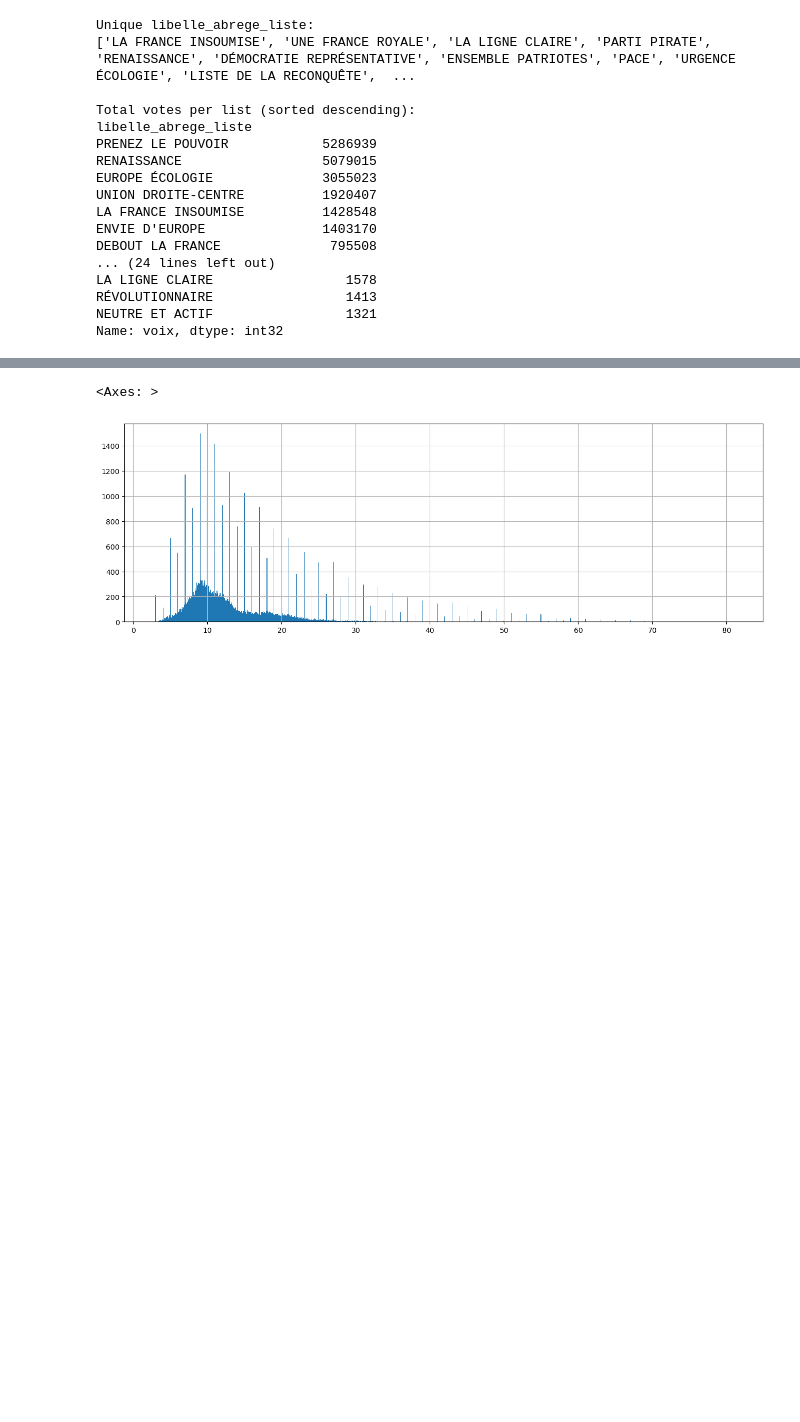
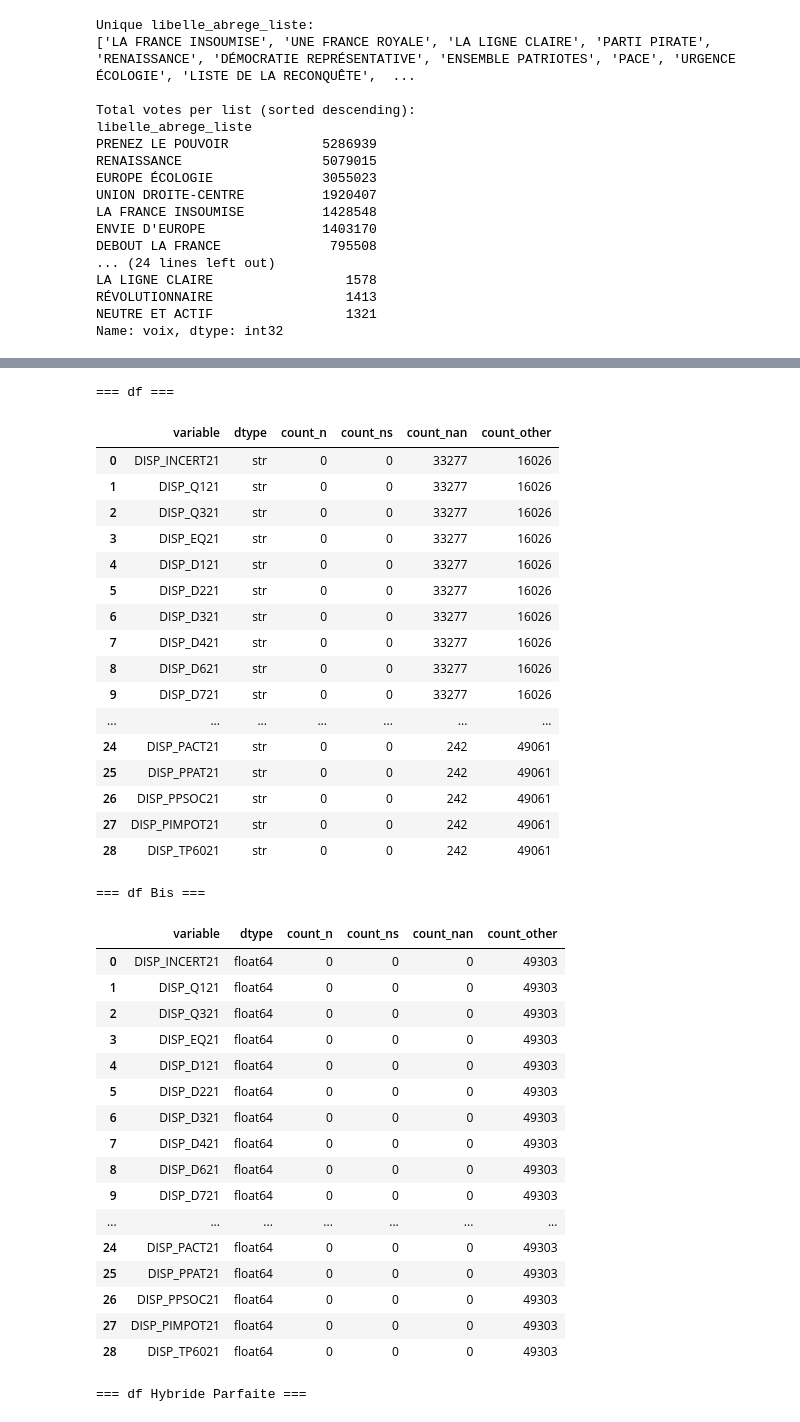
Before and after one commit to vadimbec/polipy, a Jupyter notebook: eda_iris.ipynb, the cells around one changed output, grey strips where cells are left out. Cells and saved outputs as stored; diff of their text form; code cells hidden in the pictures; blank space fills up the shorter version.

```diff
--- a/eda_iris.ipynb
+++ b/eda_iris.ipynb
@@ -1073,6 +1072,67 @@ df = pd.read_csv(os.path.join(path_iris, ""), low_memory=False)
-# %%
-df['DISP_TP6021'].hist(bins=1000, figsize=(16,5))
-# np.log(df[['DISP_MED21', 'surface_moyenne']]).hist(bins=200, figsize=(16,5))
-# %% [output]
-<Axes: >
-[figure, removed]
+# %%
+dfs = {
+    "df": df,
+    "df Bis": df_bis,
+    "df Hybride Parfaite": df_hybpar
+}
+for name, df in dfs.items():
+    print(f"\n=== {name} ===")
+    summary = []
+    DISP_cols = [col for col in df.columns if col.startswith('DISP_')]
+    for col in DISP_cols:
+        ser = df[col]
+        dtype = ser.dtype
+        n_count = (ser == 'n').sum() if ser.dtype == object else 0
+        ns_count = (ser == 'ns').sum() if ser.dtype == object else 0
+        nan_count = ser.isna().sum()
+        other_count = len(ser) - n_count - ns_count - nan_count
+
+        summary.append({
+            'variable': col,
+            'dtype': str(dtype),
+            'count_n': int(n_count),
+            'count_ns': int(ns_count),
+            'count_nan': int(nan_count),
+            'count_other': int(other_count)
+        })
+
+    summary_df = pd.DataFrame(summary)
+    display(summary_df)
+# %% [output]
+=== df ===
+|  | variable | dtype | count_n | count_ns | count_nan | count_other |
+| 0 | DISP_INCERT21 | str | 0 | 0 | 33277 | 16026 |
+| 1 | DISP_Q121 | str | 0 | 0 | 33277 | 16026 |
+| 2 | DISP_Q321 | str | 0 | 0 | 33277 | 16026 |
+| 3 | DISP_EQ21 | str | 0 | 0 | 33277 | 16026 |
+| 4 | DISP_D121 | str | 0 | 0 | 33277 | 16026 |
+| 5 | DISP_D221 | str | 0 | 0 | 33277 | 16026 |
+| 6 | DISP_D321 | str | 0 | 0 | 33277 | 16026 |
+| 7 | DISP_D421 | str | 0 | 0 | 33277 | 16026 |
+| 8 | DISP_D621 | str | 0 | 0 | 33277 | 16026 |
+| 9 | DISP_D721 | str | 0 | 0 | 33277 | 16026 |
+| ... | ... | ... | ... | ... | ... | ... |
+| 24 | DISP_PACT21 | str | 0 | 0 | 242 | 49061 |
+| 25 | DISP_PPAT21 | str | 0 | 0 | 242 | 49061 |
+| 26 | DISP_PPSOC21 | str | 0 | 0 | 242 | 49061 |
+| 27 | DISP_PIMPOT21 | str | 0 | 0 | 242 | 49061 |
+| 28 | DISP_TP6021 | str | 0 | 0 | 242 | 49061 |
+=== df Bis ===
+|  | variable | dtype | count_n | count_ns | count_nan | count_other |
+| 0 | DISP_INCERT21 | float64 | 0 | 0 | 0 | 49303 |
+| 1 | DISP_Q121 | float64 | 0 | 0 | 0 | 49303 |
+| 2 | DISP_Q321 | float64 | 0 | 0 | 0 | 49303 |
+| 3 | DISP_EQ21 | float64 | 0 | 0 | 0 | 49303 |
+| 4 | DISP_D121 | float64 | 0 | 0 | 0 | 49303 |
+| 5 | DISP_D221 | float64 | 0 | 0 | 0 | 49303 |
+| 6 | DISP_D321 | float64 | 0 | 0 | 0 | 49303 |
+| 7 | DISP_D421 | float64 | 0 | 0 | 0 | 49303 |
+| 8 | DISP_D621 | float64 | 0 | 0 | 0 | 49303 |
+| 9 | DISP_D721 | float64 | 0 | 0 | 0 | 49303 |
+| ... | ... | ... | ... | ... | ... | ... |
+| 24 | DISP_PACT21 | float64 | 0 | 0 | 0 | 49303 |
+| 25 | DISP_PPAT21 | float64 | 0 | 0 | 0 | 49303 |
+| 26 | DISP_PPSOC21 | float64 | 0 | 0 | 0 | 49303 |
+| 27 | DISP_PIMPOT21 | float64 | 0 | 0 | 0 | 49303 |
+| 28 | DISP_TP6021 | float64 | 0 | 0 | 0 | 49303 |
+=== df Hybride Parfaite ===
```
Also changed, not shown: parts of 4 cells of this notebook, 5 other files.
